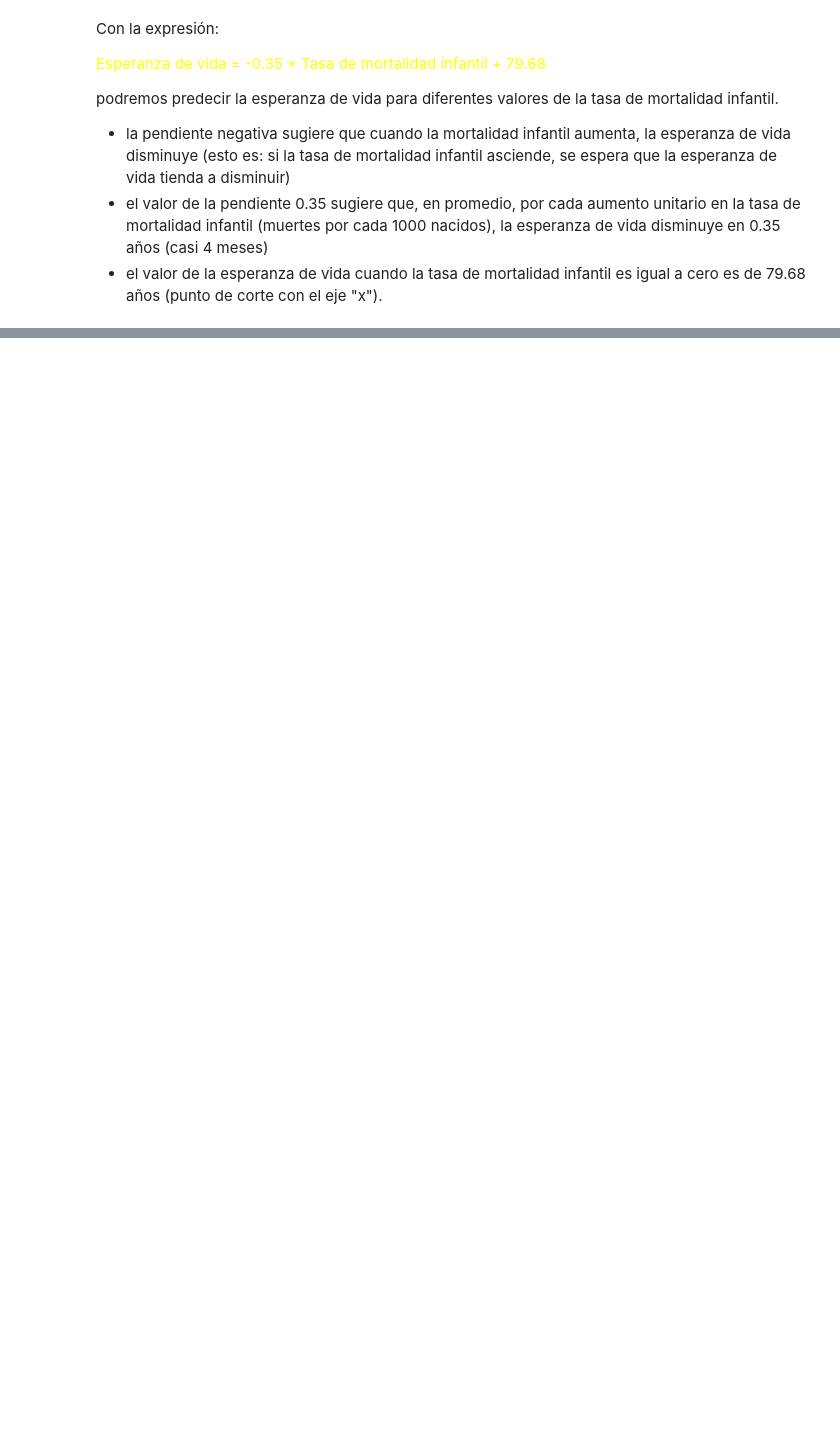
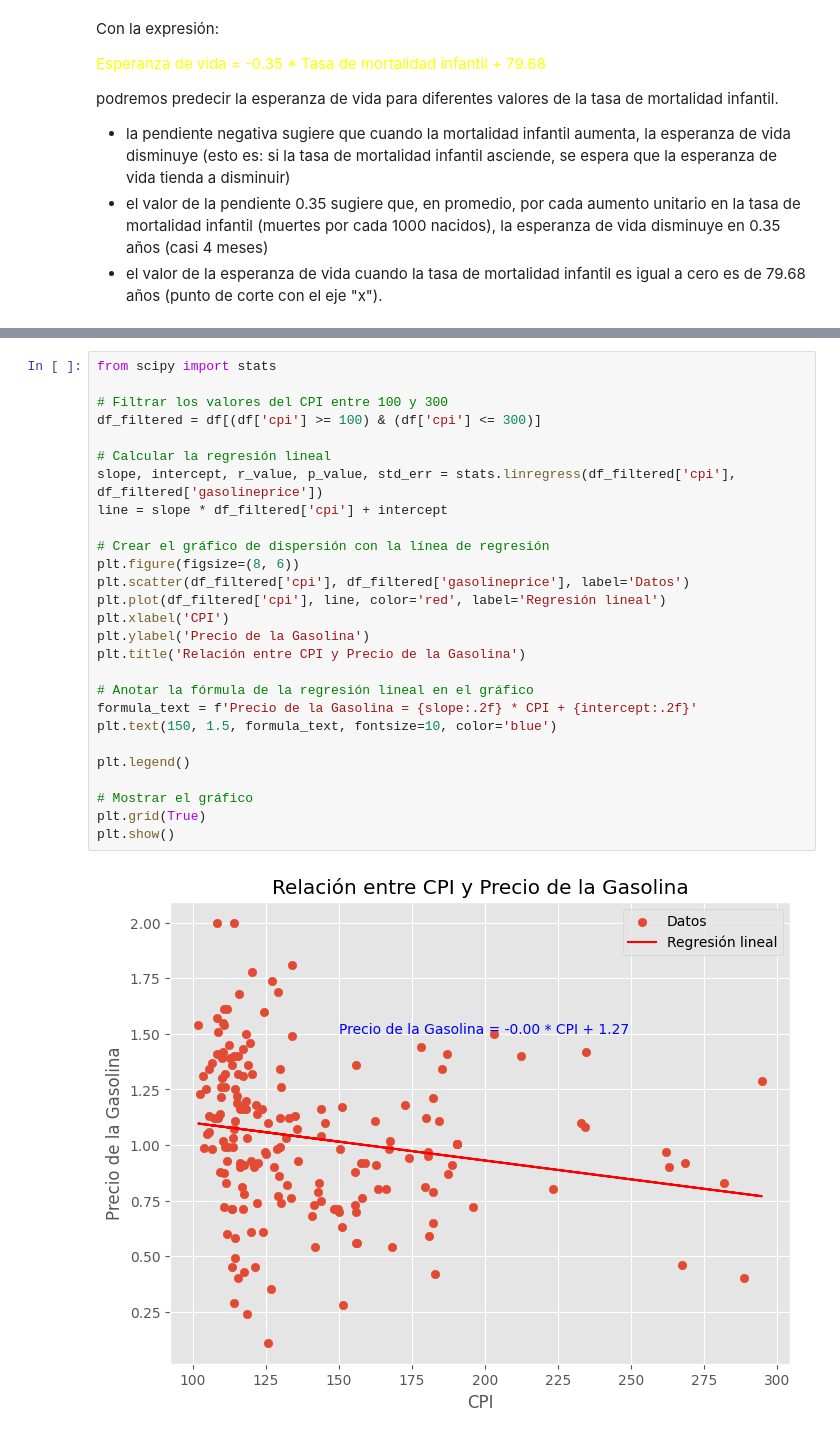
Before and after one commit to Adalab/da-modulo3-sprint2-pairprogramming-RocioZahara, a Jupyter notebook: M03_sprint2_01_Visualizacion.ipynb, the cells around one changed output, grey strips where cells are left out. Cells and saved outputs as stored; diff of their text form; blank space fills up the shorter version.

```diff
--- a/M03_sprint2_01_Visualizacion.ipynb
+++ b/M03_sprint2_01_Visualizacion.ipynb
@@ -355,0 +425,29 @@ La relación entre la tasa de natalidad y la población urbana no parece ser cla
+# %%
+from scipy import stats
+
+# Filtrar los valores del CPI entre 100 y 300
+df_filtered = df[(df['cpi'] >= 100) & (df['cpi'] <= 300)]
+
+# Calcular la regresión lineal
+slope, intercept, r_value, p_value, std_err = stats.linregress(df_filtered['cpi'], df_filtered['gasolineprice'])
+line = slope * df_filtered['cpi'] + intercept
+
+# Crear el gráfico de dispersión con la línea de regresión
+plt.figure(figsize=(8, 6))
+plt.scatter(df_filtered['cpi'], df_filtered['gasolineprice'], label='Datos')
+plt.plot(df_filtered['cpi'], line, color='red', label='Regresión lineal')
+plt.xlabel('CPI')
+plt.ylabel('Precio de la Gasolina')
+plt.title('Relación entre CPI y Precio de la Gasolina')
+
+# Anotar la fórmula de la regresión lineal en el gráfico
+formula_text = f'Precio de la Gasolina = {slope:.2f} * CPI + {intercept:.2f}'
+plt.text(150, 1.5, formula_text, fontsize=10, color='blue')
+
+plt.legend()
+
+# Mostrar el gráfico
+plt.grid(True)
+plt.show()
+# %% [output]
+[figure, added]
```
Also changed, not shown: parts of 22 cells of this notebook.
